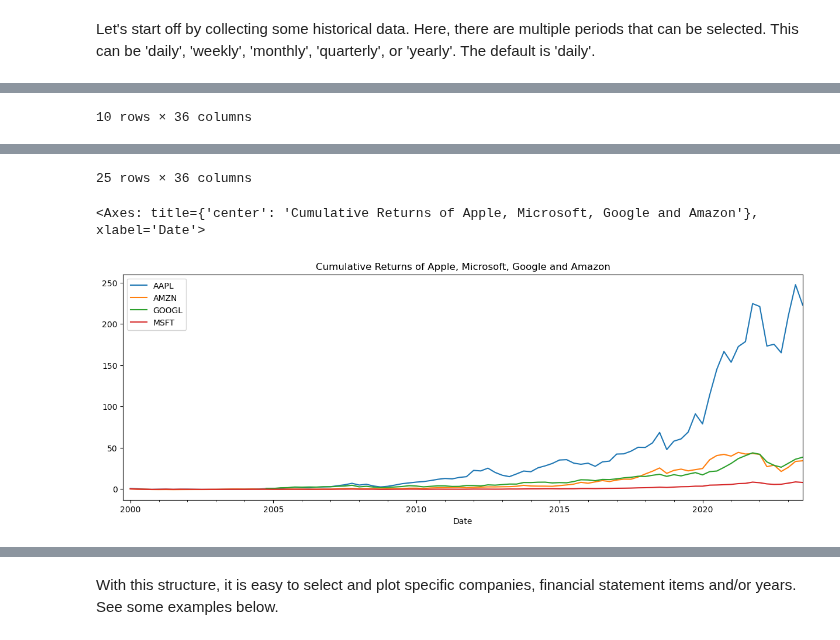
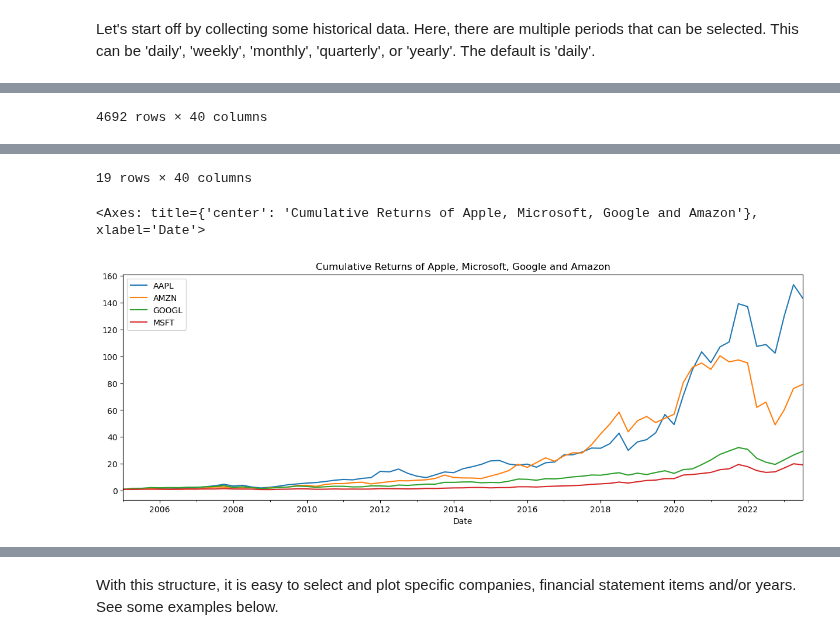
Before and after one commit to JerBouma/FinanceToolkit, a Jupyter notebook: examples/Finance Toolkit - 1. Getting Started.ipynb, the cells around one changed output, grey strips where cells are left out. Cells and saved outputs as stored; diff of their text form; code cells hidden in the pictures.

```diff
--- a/examples/Finance Toolkit - 1. Getting Started.ipynb
+++ b/examples/Finance Toolkit - 1. Getting Started.ipynb
@@ -46,18 +46,18 @@ Initializing only is required once. This is the case for any function so once yo
 # %%
 # Initialize the Toolkit with company tickers
 companies = Toolkit(
-    ["AAPL", "MSFT", "GOOGL", "AMZN"], api_key=API_KEY, start_date="2000-01-01"
+    ["AAPL", "MSFT", "GOOGL", "AMZN"], api_key=API_KEY, start_date="2005-01-01"
 )
 # %% [markdown]
 Let's start off by collecting some historical data. Here, there are multiple periods that can be selected. This can be 'daily', 'weekly', 'monthly', 'quarterly', or 'yearly'. The default is 'daily'.
 # %%
 # Obtain daily historical data from each company
-display(companies.get_historical_data().tail(10))
+display(companies.get_historical_data())
 
 # Obtain yearly historical data from each company
 display(companies.get_historical_data(period="yearly"))
 
-# Plot the Adjusted Close Prices
+# Plot the Cumulative Returns
 companies.get_historical_data(period='quarterly')["Cumulative Return"].plot(figsize=(15, 5), title="Cumulative Returns of Apple, Microsoft, Google and Amazon")
 # %% [output]
 |  | Adj Close |  |  |  | Close |  |  |  | Cumulative Return |  | ... |
@@ -76,4 +77,4 @@ companies.get_historical_data(period='quarterly')["Cumulative Return"].plot(figs
-10 rows × 36 columns
+4692 rows × 40 columns
 |  | Adj Close |  |  |  | Close |  |  |  | Cumulative Return |  | ... |
 |  | AAPL | AMZN | GOOGL | MSFT | AAPL | AMZN | GOOGL | MSFT | AAPL | AMZN | ... |
 | Date |  |  |  |  |  |  |  |  |  |  | ... |
@@ -96,6 +97,6 @@ companies.get_historical_data(period='quarterly')["Cumulative Return"].plot(figs
-25 rows × 36 columns
+19 rows × 40 columns
 <Axes: title={'center': 'Cumulative Returns of Apple, Microsoft, Google and Amazon'}, xlabel='Date'>
-[figure, old version]
+[figure, new version]
 # %%
 # Obtain the balance sheets from each company
 companies.get_balance_sheet_statement()
```
Also changed, not shown: parts of 25 cells of this notebook, 14 other files.
